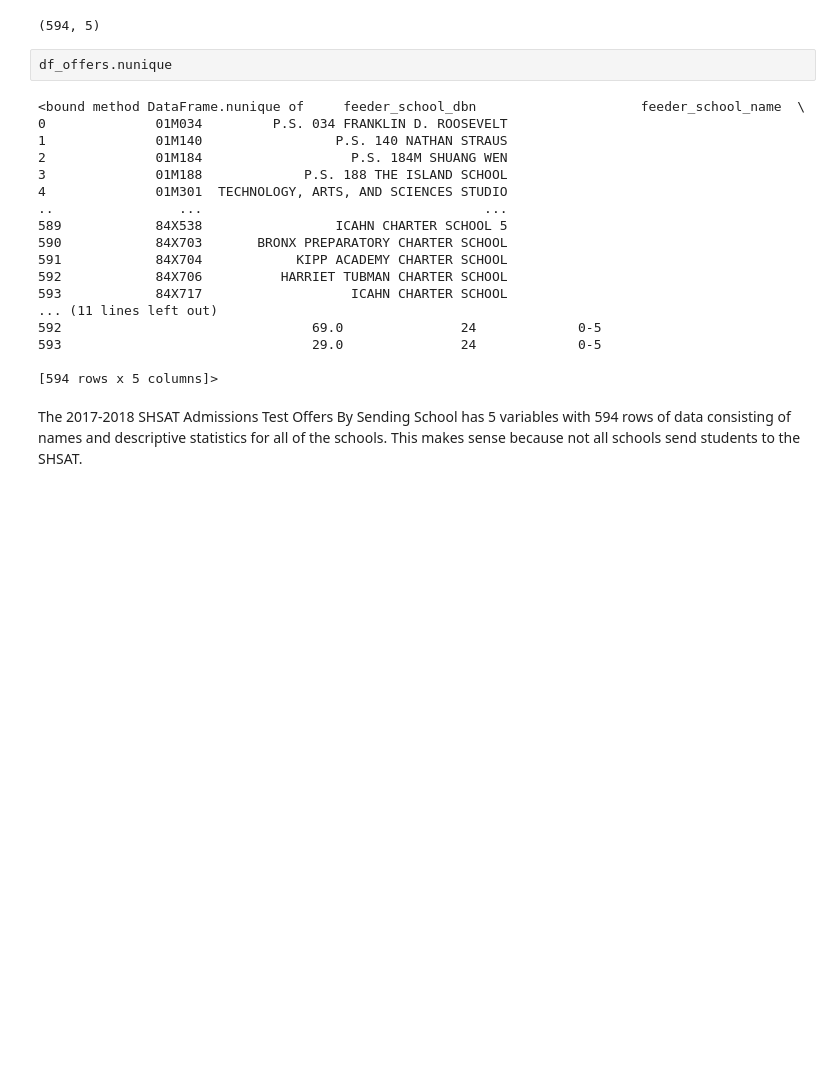
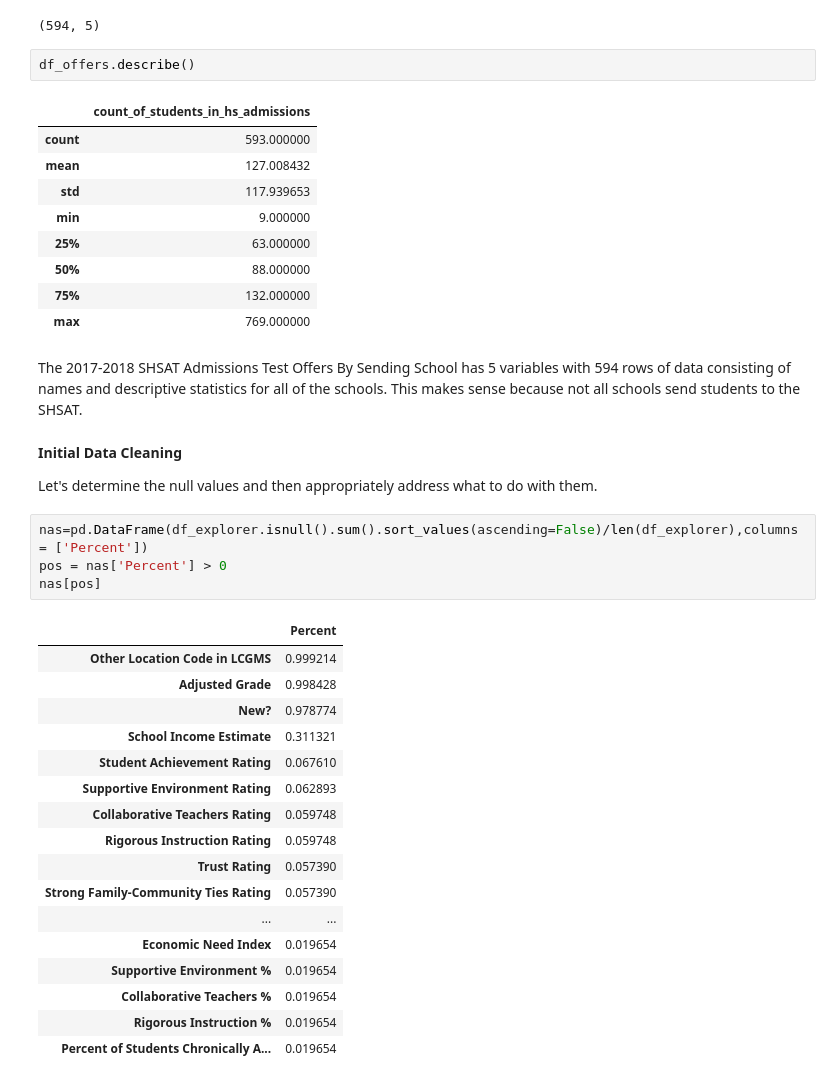
Before and after one commit to dj-m/CapstoneTwo, a Jupyter notebook: notebooks/CapstoneTwo_PredictingHighSchoolAdmissionsOffers.ipynb, the cells around one changed output. Drawn from its saved outputs; the diff is of its cells as text; blank space fills up the shorter version.

Commit message:
Added code to determine null values

```diff
--- a/notebooks/CapstoneTwo_PredictingHighSchoolAdmissionsOffers.ipynb
+++ b/notebooks/CapstoneTwo_PredictingHighSchoolAdmissionsOffers.ipynb
@@ -119,24 +115,42 @@ df_offers.shape
 # %% [output]
 (594, 5)
 # %%
-df_offers.nunique
+df_offers.describe()
 # %% [output]
-<bound method DataFrame.nunique of     feeder_school_dbn                     feeder_school_name  \
-0              01M034         P.S. 034 FRANKLIN D. ROOSEVELT
-1              01M140                 P.S. 140 NATHAN STRAUS
-2              01M184                   P.S. 184M SHUANG WEN
-3              01M188             P.S. 188 THE ISLAND SCHOOL
-4              01M301  TECHNOLOGY, ARTS, AND SCIENCES STUDIO
-..                ...                                    ...
-589            84X538                 ICAHN CHARTER SCHOOL 5
-590            84X703       BRONX PREPARATORY CHARTER SCHOOL
-591            84X704            KIPP ACADEMY CHARTER SCHOOL
-592            84X706          HARRIET TUBMAN CHARTER SCHOOL
-593            84X717                   ICAHN CHARTER SCHOOL
-... (11 lines left out)
-592                                69.0               24             0-5
-593                                29.0               24             0-5
-
-[594 rows x 5 columns]>
+|  | count_of_students_in_hs_admissions |
+| count | 593.000000 |
+| mean | 127.008432 |
+| std | 117.939653 |
+| min | 9.000000 |
+| 25% | 63.000000 |
+| 50% | 88.000000 |
+| 75% | 132.000000 |
+| max | 769.000000 |
 # %% [markdown]
 The 2017-2018 SHSAT Admissions Test Offers By Sending School has 5 variables with 594 rows of data consisting of names and descriptive statistics for all of the schools. This makes sense because not all schools send students to the SHSAT.
+# %% [markdown]
+**Initial Data Cleaning**
+
+Let's determine the null values and then appropriately address what to do with them.
+# %%
+nas=pd.DataFrame(df_explorer.isnull().sum().sort_values(ascending=False)/len(df_explorer),columns = ['Percent'])
+pos = nas['Percent'] > 0
+nas[pos]
+# %% [output]
+|  | Percent |
+| Other Location Code in LCGMS | 0.999214 |
+| Adjusted Grade | 0.998428 |
+| New? | 0.978774 |
+| School Income Estimate | 0.311321 |
+| Student Achievement Rating | 0.067610 |
+| Supportive Environment Rating | 0.062893 |
+| Collaborative Teachers Rating | 0.059748 |
+| Rigorous Instruction Rating | 0.059748 |
+| Trust Rating | 0.057390 |
+| Strong Family-Community Ties Rating | 0.057390 |
+| ... | ... |
+| Economic Need Index | 0.019654 |
+| Supportive Environment % | 0.019654 |
+| Collaborative Teachers % | 0.019654 |
+| Rigorous Instruction % | 0.019654 |
+| Percent of Students Chronically A... | 0.019654 |
```
Also changed, not shown: parts of 7 cells of this notebook.
